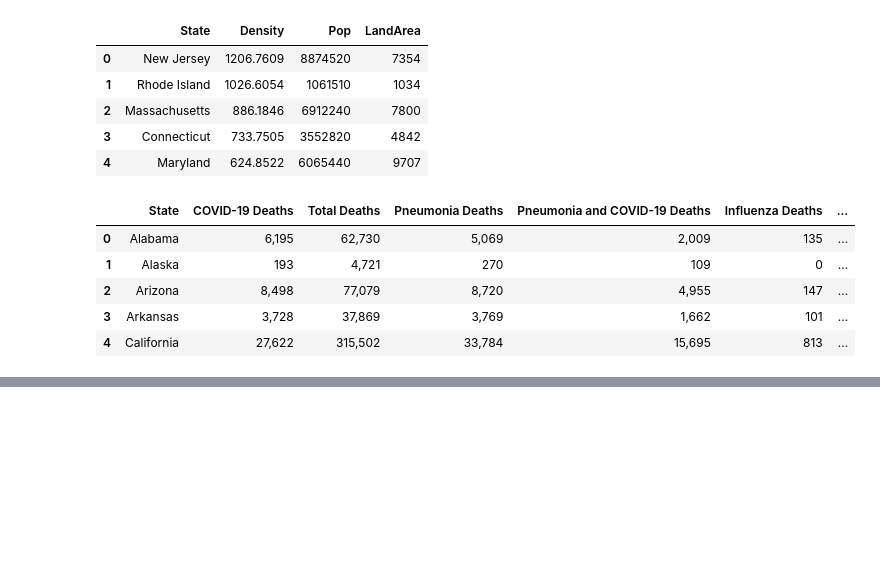
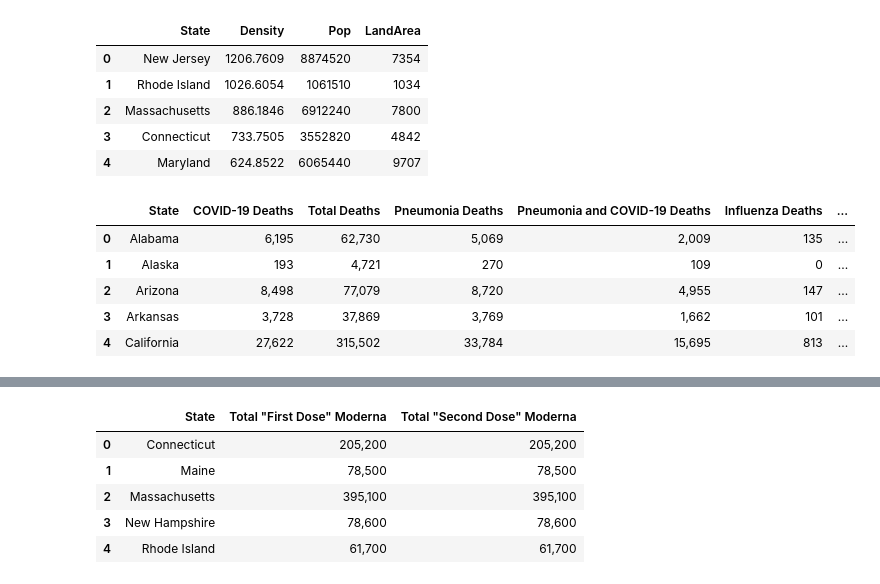
Before and after one commit to chadmilburn/COVID, a Jupyter notebook: Chad_Clean_Up_Provisional_Stats.ipynb, the cells around one changed output, grey strips where cells are left out. Saved outputs shown, nothing was run; the diff lists cells and outputs as text; code cells hidden in the pictures; blank space fills up the shorter version.

```diff
--- a/Chad_Clean_Up_Provisional_Stats.ipynb
+++ b/Chad_Clean_Up_Provisional_Stats.ipynb
@@ -111,3 +126,38 @@ stats_popden_vaccdist_merge.head()
 # %%
 #save cleaned csv for later merge
 stats_popden_vaccdist_merge.to_csv("Cleaned_Data/Combined_COVID_Den_Dist.csv", index=False)
+# %%
+#Open and Clean Moderan CSV
+# open next CSV file for merge with cleaned file
+vacccsvmod = 'COVID-19_Vaccine_Distribution_Allocations_by_Jurisdiction_-_Moderna.csv'
+# read csv
+vacc_distmod = pd.read_csv(vacccsvmod)
+vacc_distmod['Jurisdiction'] = vacc_distmod.Jurisdiction.str.replace(r'[^a-zA-Z ]\s?',r'',regex=True)
+# rename Jurisdiction column State for merge
+vacc_distmod = vacc_distmod.rename(columns={"Jurisdiction": "State",
+                                           'Total Moderna Allocation "First Dose" Shipments': 'Total "First Dose" Moderna',
+                                            'Total Allocation Moderna"Second Dose" Shipments': 'Total "Second Dose" Moderna'})
+# removing remaining unneeded columns
+vacc_distmod = vacc_distmod.drop(columns=['HHS Region',
+                                            'Doses allocated week of 12/21',
+                                            'Second Dose Shipment (28 days later) week of 12/21',
+                                            'Doses allocated week of 12/28',
+                                            'Second Dose Shipment (28 days later) week of 12/28',
+                                            'Doses allocated for distribution week of 01/04',
+                                            'Second dose shipment for distribution (28 days later) week of 01/04',
+                                            'Doses allocated for distribution week of 01/10',
+                                            'Second dose shipment for distribution (28 days later) week of 01/10',
+                                            'Doses allocated for distribution week of 01/18',
+                                            'Second dose shipment for distribution (28 days later) week of 01/18',
+                                            'Doses allocated for distribution week of 01/25',
+                                            'Second dose shipment for distribution (28 days later) week of 01/25',
+                                            'Doses allocated for distribution week of 02/01',
+                                            'Second dose shipment for distribution (28 days later) week of 02/01'])
+vacc_distmod.head()
+# %% [output]
+|  | State | Total "First Dose" Moderna | Total "Second Dose" Moderna |
+| 0 | Connecticut | 205,200 | 205,200 |
+| 1 | Maine | 78,500 | 78,500 |
+| 2 | Massachusetts | 395,100 | 395,100 |
+| 3 | New Hampshire | 78,600 | 78,600 |
+| 4 | Rhode Island | 61,700 | 61,700 |
```
Also changed, not shown: parts of 2 cells of this notebook, 6 other files.
